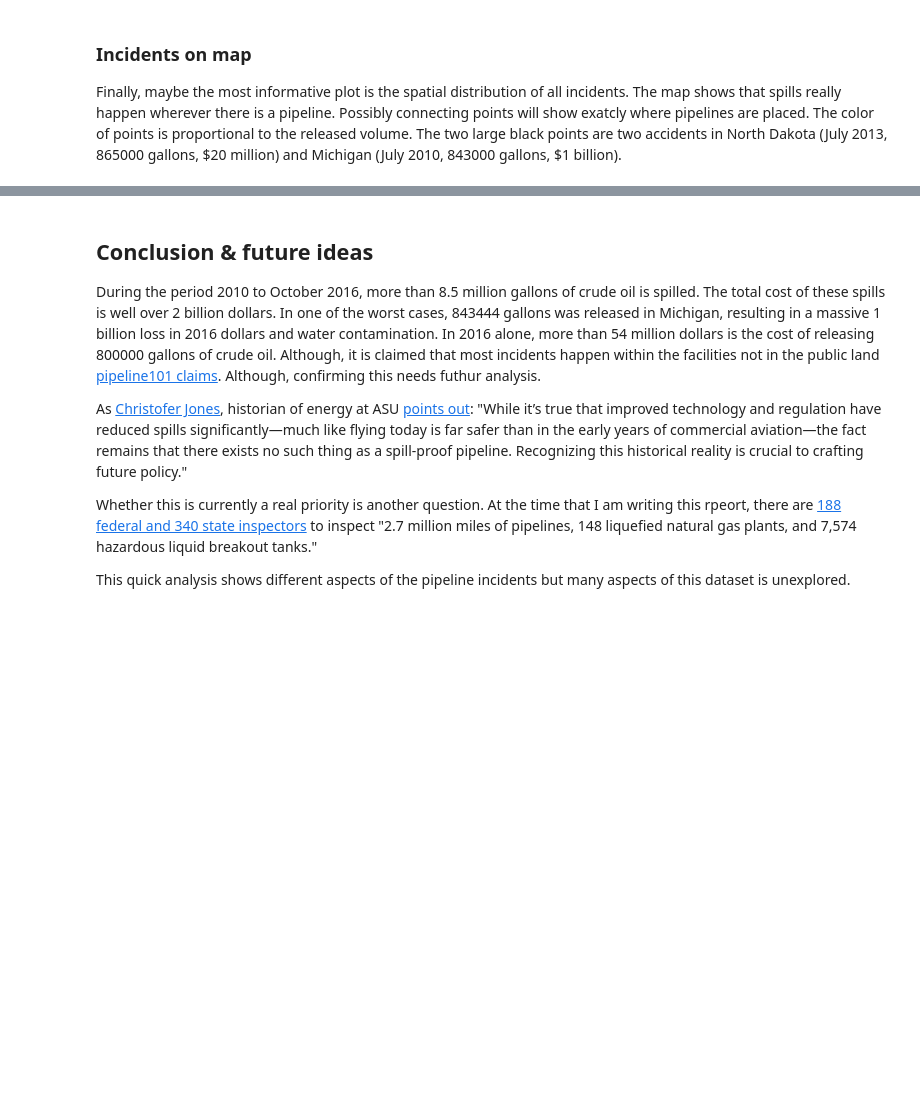
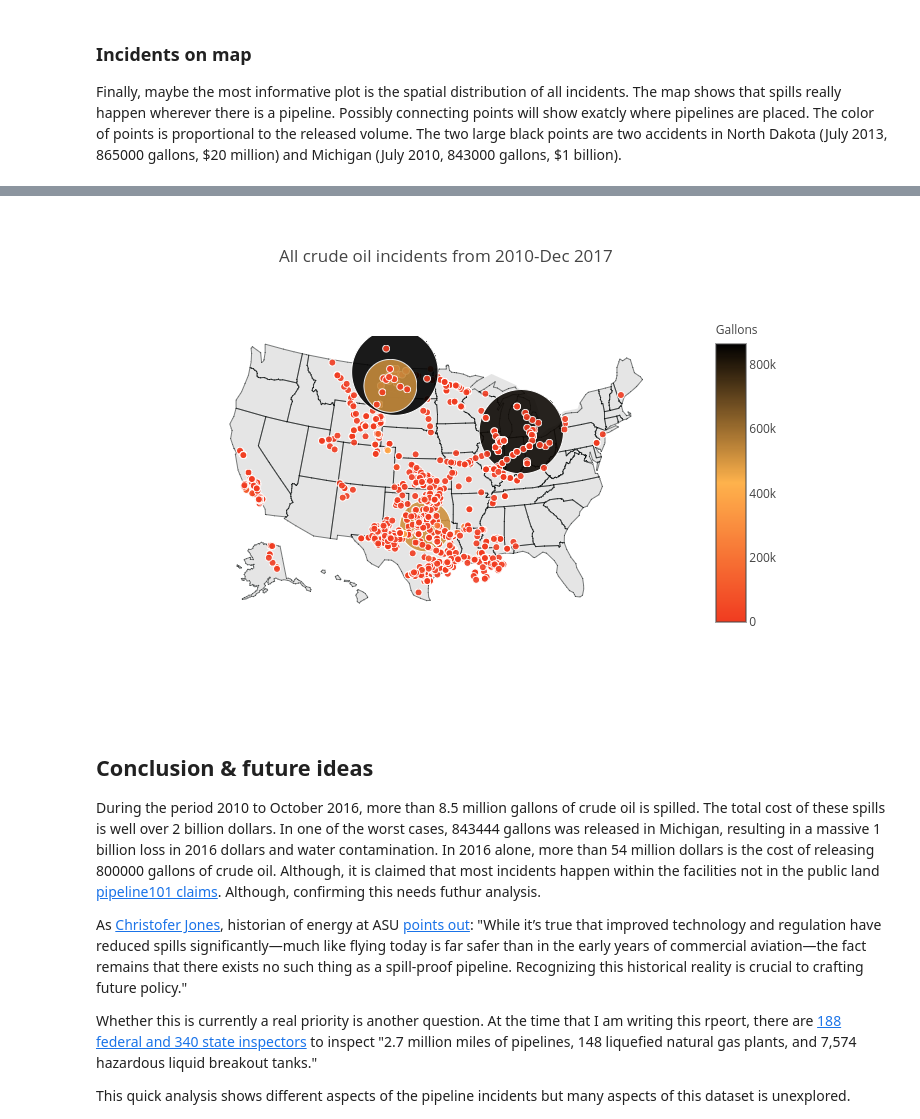
Before and after one commit to Mahdisadjadi/pipeline-incidents, a Jupyter notebook: pipeline.ipynb, the cells around one changed output, grey strips where cells are left out. Drawn from its saved outputs; the diff is of its cells as text; code cells hidden in the pictures; blank space fills up the shorter version.

```diff
--- a/pipeline.ipynb
+++ b/pipeline.ipynb
@@ -460,5 +460,5 @@ if update:
     iplot( fig, filename='d3-airports' )
     py.image.save_as(fig,'./incident_ditribution.png')
 else:
-    Image('./incident_ditribution.png')
+    display(Image('./incident_ditribution.png'))
 # %% [output]
@@ -466,3 +465,4 @@ else:
+[figure, added]
 # %% [markdown]
 ## Conclusion & future ideas
 During the period 2010 to October 2016, more than 8.5 million gallons of crude oil is spilled. The total cost of these spills is well over 2 billion dollars. In one of the worst cases, 843444 gallons was released in Michigan, resulting in a massive 1 billion loss in 2016 dollars and water contamination. In 2016 alone, more than 54 million dollars is the cost of releasing 800000 gallons of crude oil. Although, it is claimed that most incidents happen within the facilities not in the public land [pipeline101 claims](http://www.pipeline101.com/are-pipelines-safe). Although, confirming this needs futhur analysis.
```
Also changed, not shown: parts of 3 cells of this notebook, 1 other file.
